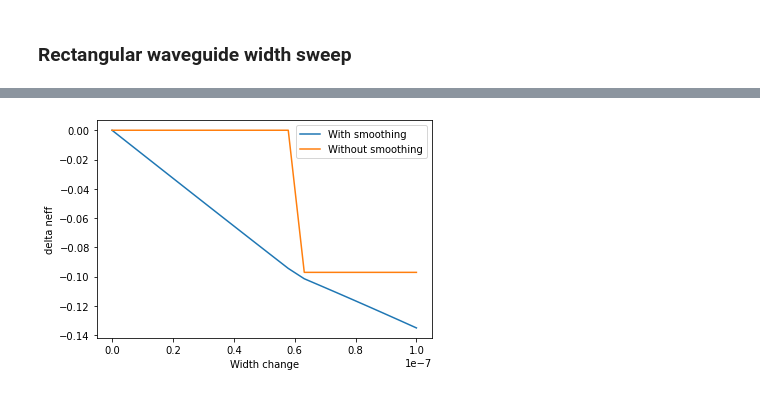
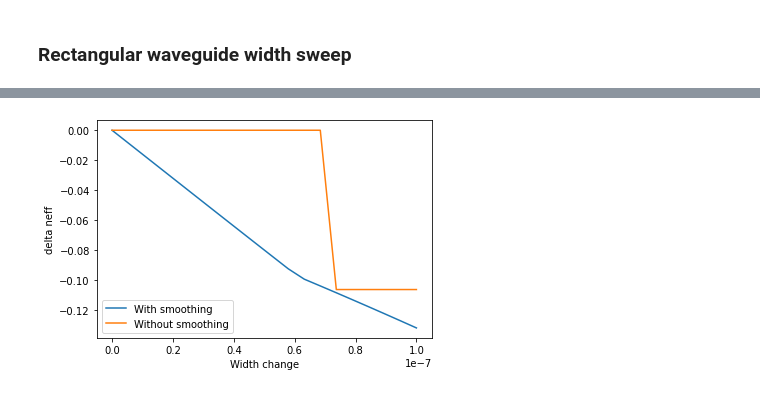
Before and after one commit to BYUCamachoLab/emepy, a Jupyter notebook: examples/tutorials/subpixel.ipynb, the cells around one changed output, grey strips where cells are left out. Drawn from its saved outputs; the diff is of its cells as text; code cells hidden in the pictures.

Commit message:
made msempy subpixel

```diff
--- a/examples/tutorials/subpixel.ipynb
+++ b/examples/tutorials/subpixel.ipynb
@@ -58,52 +99,27 @@ plt.show()
 # %%
-import numpy as np
-from matplotlib import pyplot as plt
-from emepy.tools import rectangle_to_n
-from emepy.fd import MSEMpy
-
-def run(width=0.5e-6, subpixel=True, mesh=50):
-    x = np.linspace(-1.25e-6, 1.25e-6, mesh)
-    y = np.linspace(-1.25e-6, 1.25e-6, mesh)
-    n = rectangle_to_n(
-            (0,0),
-            width,
-            0.22e-6,
-            x,
-            y,
-            subpixel,
-            3.4,
-            1.4,
-        )
-    xx = ((x)[1:] + (x)[:-1]) / 2
-    yy = ((y)[1:] + (y)[:-1]) / 2
-    ms = MSEMpy(wl=1.55e-6, n=n, x=xx, y=yy, num_modes=1)
-    ms.solve()
-    return ms.get_mode()
-
-
 with_smoothing = []
 without_smoothing = []
 alt = np.linspace(0, 1e-7, 20)
 
 for i, d in enumerate(alt):
-    mode1 = run(0.5e-6, True)
-    mode2 = run(0.5e-6 + d, True)
+    mode1 = run(0.5e-6, True, mesh=50)
+    mode2 = run(0.5e-6 + d, True, mesh=50)
     mode3 = mode1 - mode2
     mode3.n = mode2.n - mode1.n
     with_smoothing.append(np.real(mode1.neff - mode2.neff))
 
-    mode1 = run(0.5e-6, False)
-    mode2 = run(0.5e-6 + d, False)
+    mode1 = run(0.5e-6, False, mesh=49)
+    mode2 = run(0.5e-6 + d, False, mesh=49)
     mode3 = mode1 - mode2
     mode3.n = mode2.n - mode1.n
     without_smoothing.append(np.real(mode1.neff - mode2.neff))
 
 plt.figure()
 plt.plot(alt, with_smoothing, label="With smoothing")
 plt.plot(alt, without_smoothing, label="Without smoothing")
 plt.xlabel("Width change")
 plt.ylabel("delta neff")
 plt.legend()
 plt.show()
 # %% [output]
-[figure, old version]
+[figure, new version]
```
Also changed, not shown: parts of 3 cells of this notebook, 7 other files.
